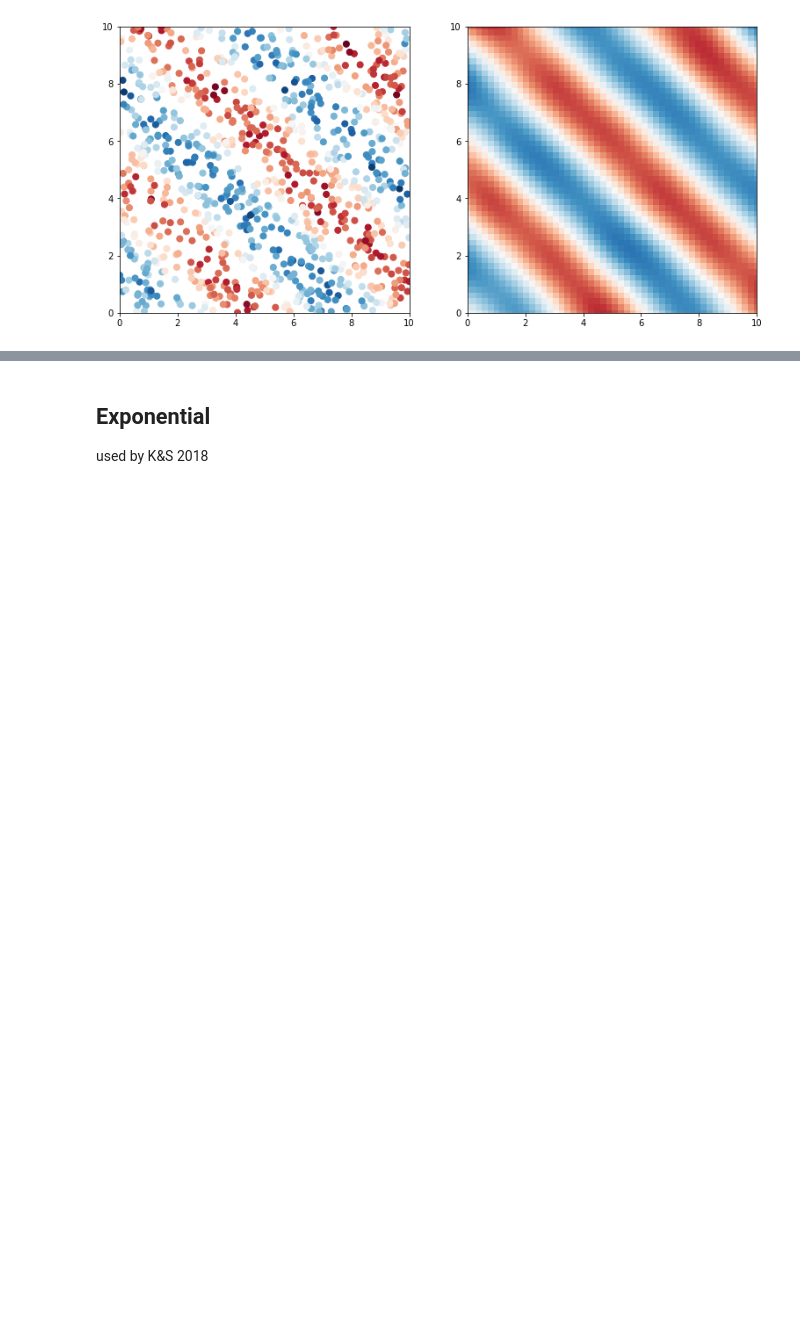
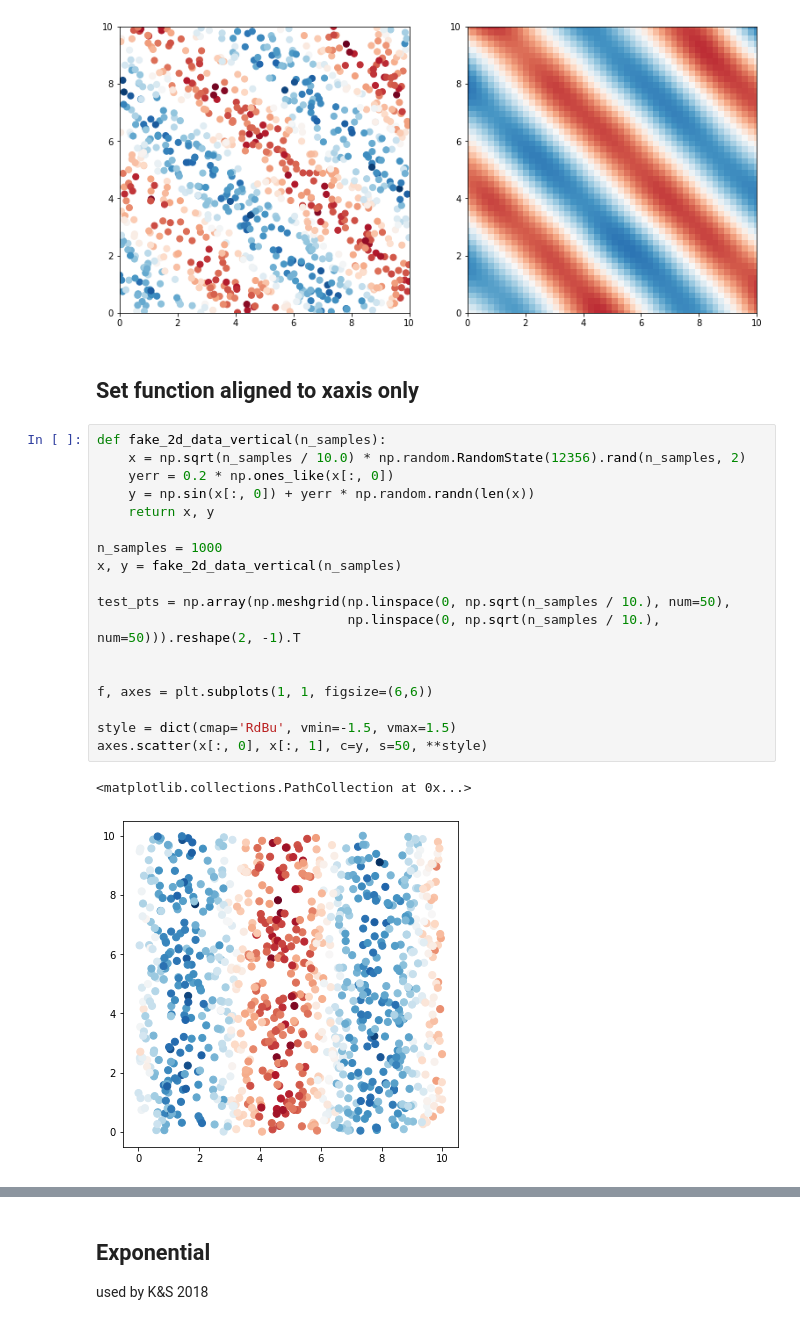
Before and after one commit to oceanhackweek/ohw20-proj-argo-mapping, a Jupyter notebook: notebook2-interpolate_2D_using_george-isabelle.ipynb, the cells around one changed output, grey strips where cells are left out. Saved outputs shown, nothing was run; the diff lists cells and outputs as text; blank space fills up the shorter version.

```diff
--- a/notebook2-interpolate_2D_using_george-isabelle.ipynb
+++ b/notebook2-interpolate_2D_using_george-isabelle.ipynb
@@ -189,3 +189,26 @@ for ax in axes:
     ax.set_ylim(0, np.sqrt(n_samples / 10))
 # %% [output]
 [figure]
+# %% [markdown]
+## Set function aligned to xaxis only
+# %%
+def fake_2d_data_vertical(n_samples):
+    x = np.sqrt(n_samples / 10.0) * np.random.RandomState(12356).rand(n_samples, 2)
+    yerr = 0.2 * np.ones_like(x[:, 0])
+    y = np.sin(x[:, 0]) + yerr * np.random.randn(len(x))
+    return x, y
+
+n_samples = 1000
+x, y = fake_2d_data_vertical(n_samples)
+
+test_pts = np.array(np.meshgrid(np.linspace(0, np.sqrt(n_samples / 10.), num=50),
+                                np.linspace(0, np.sqrt(n_samples / 10.), num=50))).reshape(2, -1).T
+
+
+f, axes = plt.subplots(1, 1, figsize=(6,6))
+
+style = dict(cmap='RdBu', vmin=-1.5, vmax=1.5)
+axes.scatter(x[:, 0], x[:, 1], c=y, s=50, **style)
+# %% [output]
+<matplotlib.collections.PathCollection at 0x...>
+[figure, added]
```
Also changed, not shown: parts of 5 cells of this notebook.
